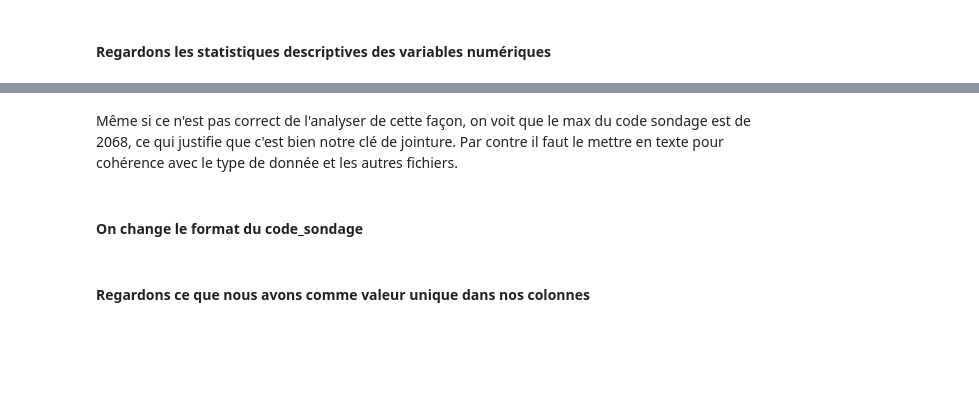
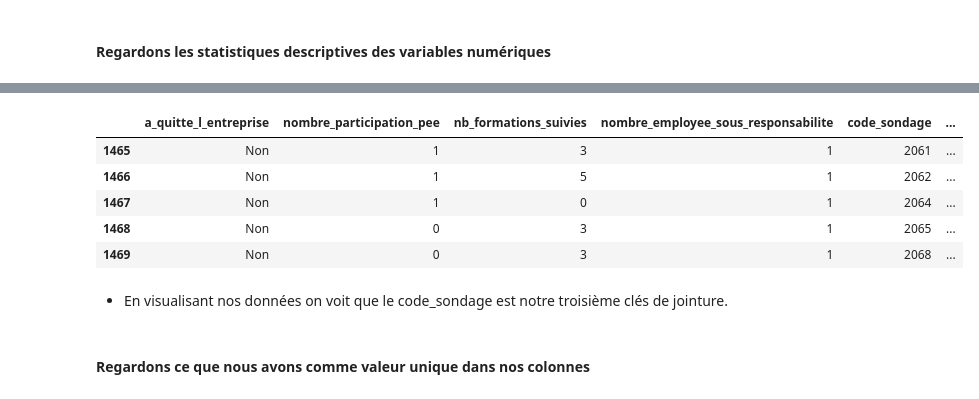
Before and after one commit to SCFlorian/Classifiez_automatiquement_des_informations, a Jupyter notebook: notebooks/notebook_1_analyse_exploratoire.ipynb, the cells around one changed output, grey strips where cells are left out. Drawn from its saved outputs; the diff is of its cells as text; code cells hidden in the pictures; blank space fills up the shorter version.

```diff
--- a/notebooks/notebook_1_analyse_exploratoire.ipynb
+++ b/notebooks/notebook_1_analyse_exploratoire.ipynb
@@ -606,7 +585,3 @@ extrait_sondage.describe()
 | 50% | 1.000000 | 3.000000 | 1.0 | 1020.500000 | 7.000000 | ... |
 | 75% | 1.000000 | 3.000000 | 1.0 | 1555.750000 | 14.000000 | ... |
 | max | 3.000000 | 6.000000 | 1.0 | 2068.000000 | 29.000000 | ... |
-# %% [markdown]
-Même si ce n'est pas correct de l'analyser de cette façon, on voit que le max du code sondage est de 2068, ce qui justifie que c'est bien notre clé de jointure. Par contre il faut le mettre en texte pour cohérence avec le type de donnée et les autres fichiers.
-# %% [markdown]
-#### On change le format du code_sondage
@@ -615,3 +588,14 @@ extrait_sondage['code_sondage'] = extrait_sondage['code_sondage'].astype(str)
+# %%
+extrait_sondage.tail()
+# %% [output]
+|  | a_quitte_l_entreprise | nombre_participation_pee | nb_formations_suivies | nombre_employee_sous_responsabilite | code_sondage | ... |
+| 1465 | Non | 1 | 3 | 1 | 2061 | ... |
+| 1466 | Non | 1 | 5 | 1 | 2062 | ... |
+| 1467 | Non | 1 | 0 | 1 | 2064 | ... |
+| 1468 | Non | 0 | 3 | 1 | 2065 | ... |
+| 1469 | Non | 0 | 3 | 1 | 2068 | ... |
+# %% [markdown]
+* En visualisant nos données on voit que le code_sondage est notre troisième clés de jointure.
 # %% [markdown]
 #### Regardons ce que nous avons comme valeur unique dans nos colonnes
 # %%
```
Also changed, not shown: parts of 51 cells of this notebook.
